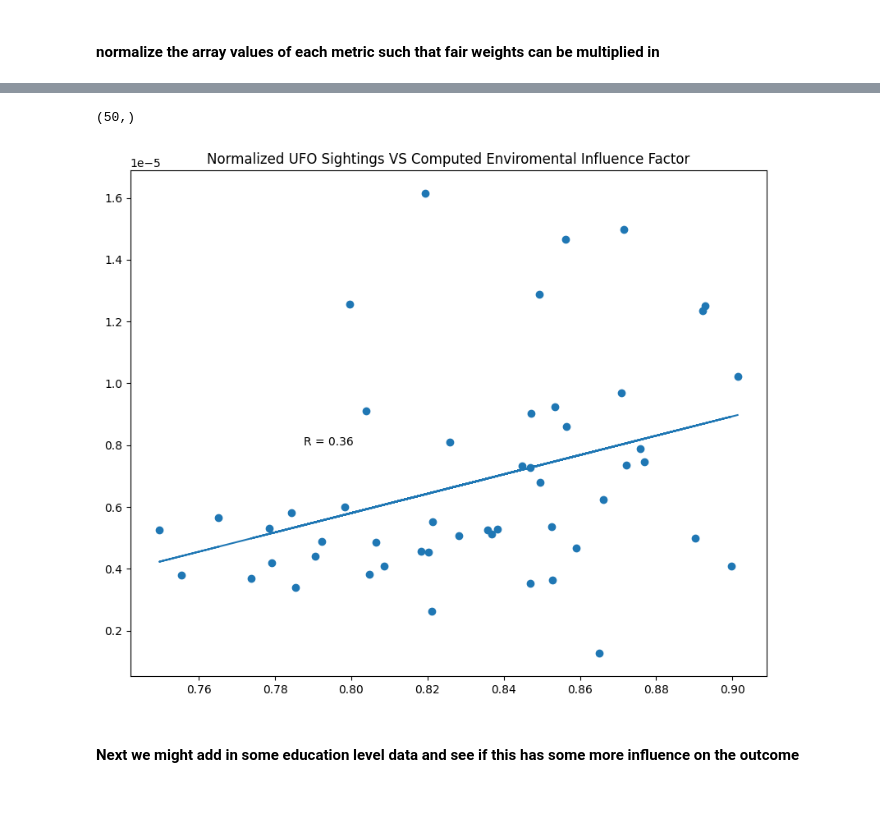
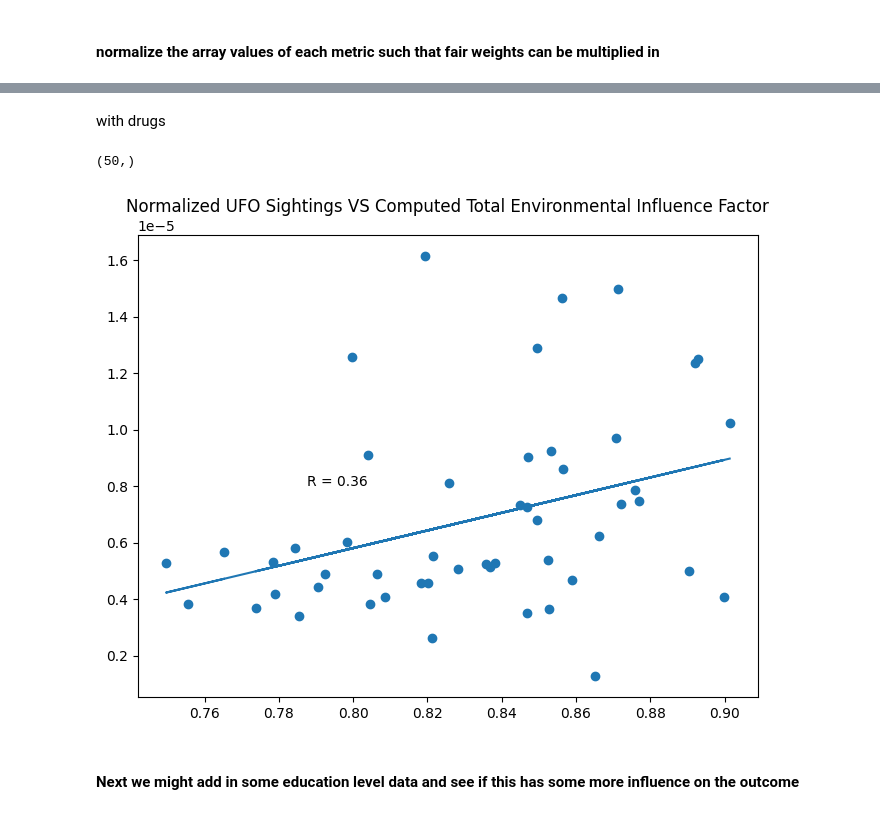
Before and after one commit to codycosta/ENGR201, a Jupyter notebook: weeks-9-10-final-project/project.ipynb, the cells around one changed output, grey strips where cells are left out. Cells and saved outputs as stored; diff of their text form; code cells hidden in the pictures.

```diff
--- a/weeks-9-10-final-project/project.ipynb
+++ b/weeks-9-10-final-project/project.ipynb
@@ -340,3 +359,5 @@ We can use the computed correlation coefficients as the relative weights of each
+# %% [markdown]
+with drugs
 # %%
 ENV_INFLUENCE = (r1 * iq_scores/np.max(iq_scores) - r2 * sat_scores/np.max(sat_scores) + r3 * literacy/np.max(literacy) + r4 * numeracy/np.max(numeracy) + r5 * drug_scores/np.max(drug_scores)) / (r1 - r2 + r3 + r4 + r5)
 ENV_INFLUENCE.shape
@@ -345,15 +366,15 @@ ENV_INFLUENCE.shape
 # %%
 M, B = np.polyfit(ENV_INFLUENCE, normalized_ufo_sightings, 1)
 R = stats.pearsonr(ENV_INFLUENCE, normalized_ufo_sightings)[0]
 
-plt.figure(figsize=[10, 8])
+plt.figure(figsize=[8, 6])
 plt.scatter(ENV_INFLUENCE, normalized_ufo_sightings)
 plt.plot(ENV_INFLUENCE, M * ENV_INFLUENCE + B)
 plt.annotate(f'R = {np.round(R, 2)}', (0.25 * np.max(ENV_INFLUENCE) + 0.75 * np.min(ENV_INFLUENCE), 0.8e-5))
-plt.title('Normalized UFO Sightings VS Computed Environmental Influence Factor')
+plt.title('Normalized UFO Sightings VS Computed Total Environmental Influence Factor')
 plt.show()
 # %% [output]
-[figure, old version]
+[figure, new version]
 # %% [markdown]
 #### Next we might add in some education level data and see if this has some more influence on the outcome
 # %% [markdown]
```
Also changed, not shown: parts of 4 cells of this notebook.
